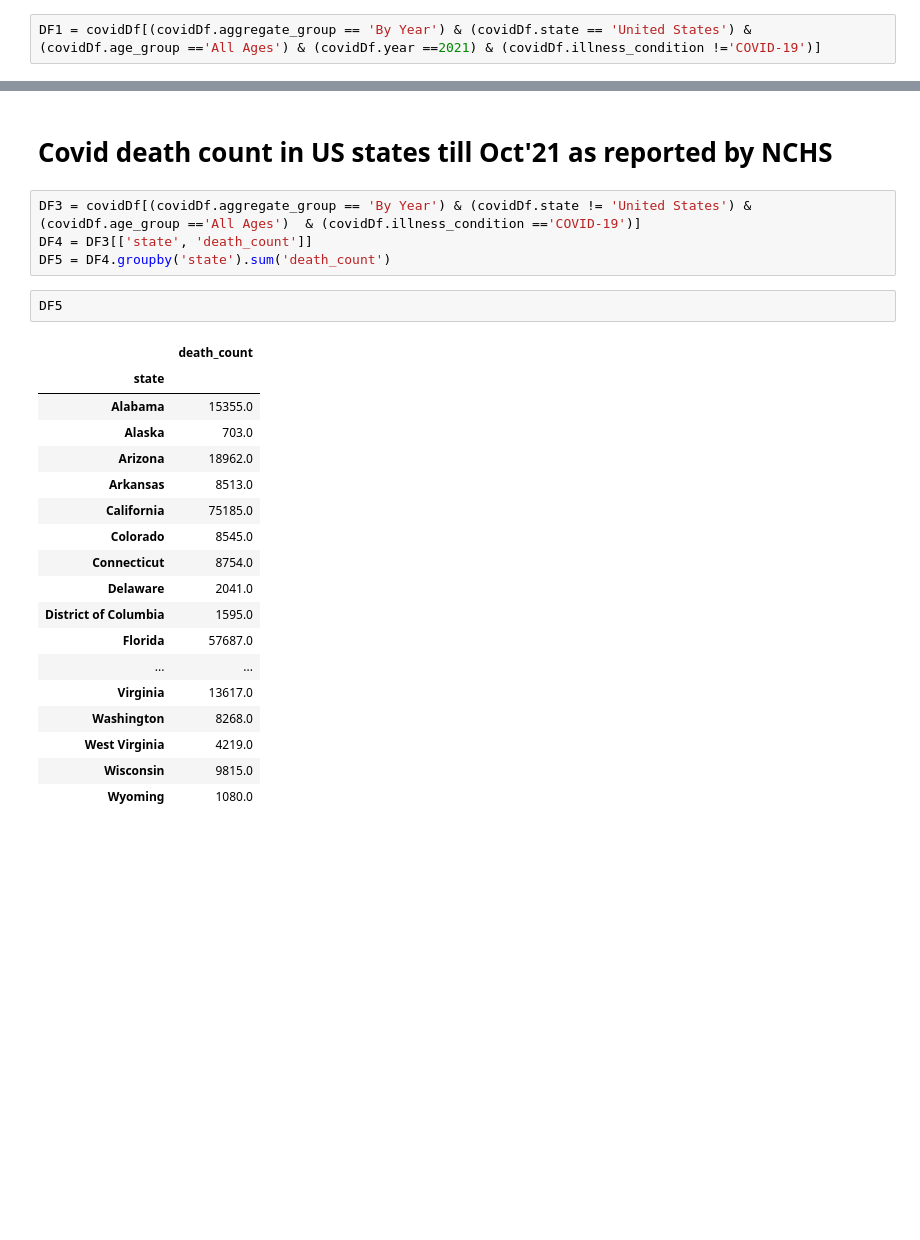
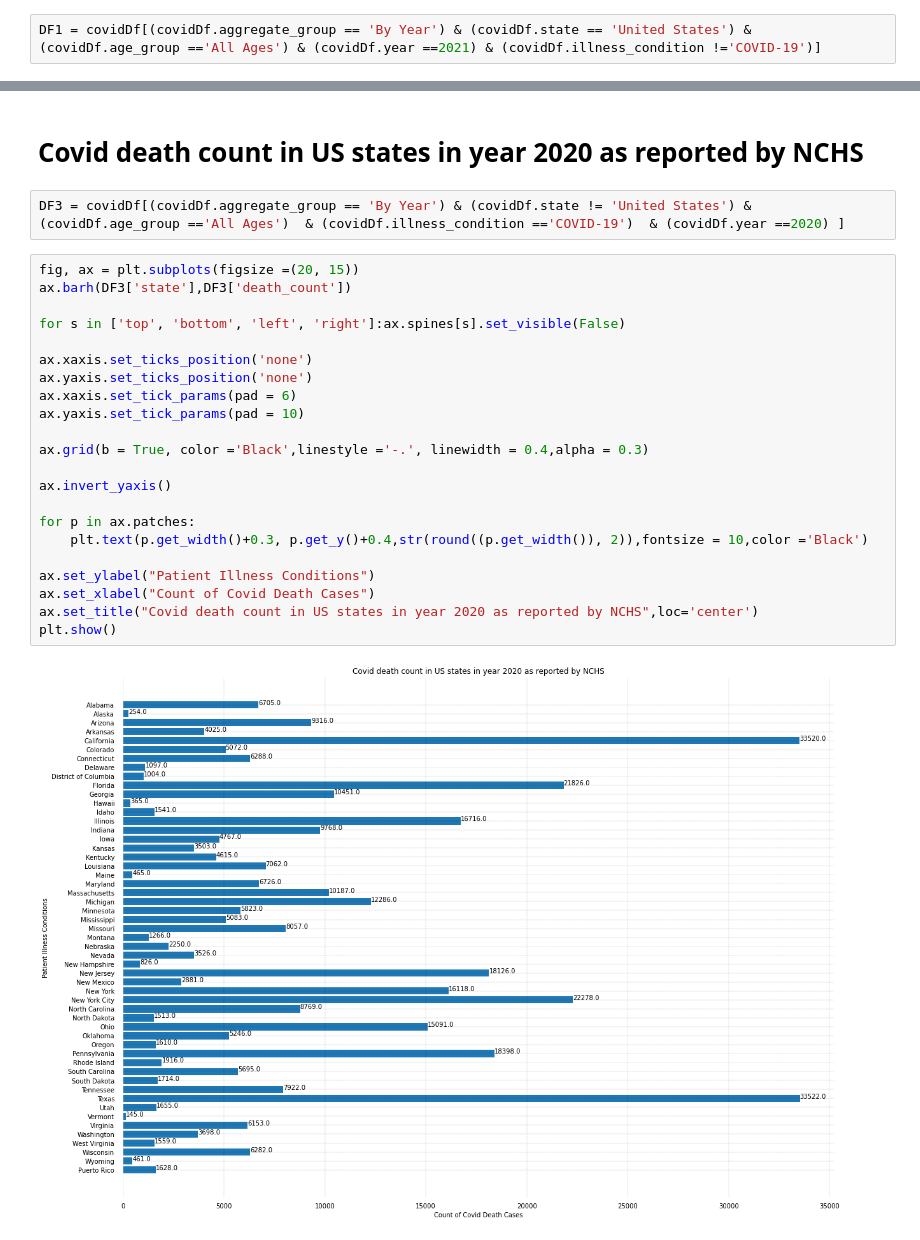
Before and after one commit to DAB103-2021/Group09, a Jupyter notebook: Project1_EDA_Group9.ipynb, the cells around one changed output, grey strips where cells are left out. Saved outputs shown, nothing was run; the diff lists cells and outputs as text; blank space fills up the shorter version.

Commit message:
Update Project1_EDA_Group9.ipynb
version5

```diff
--- a/Project1_EDA_Group9.ipynb
+++ b/Project1_EDA_Group9.ipynb
@@ -89,27 +89,28 @@ plt.show()
 # %% [markdown]
-# Covid death count in US states till Oct'21 as reported by NCHS
+# Covid death count in US states in year 2020 as reported by NCHS
 # %%
-DF3 = covidDf[(covidDf.aggregate_group == 'By Year') & (covidDf.state != 'United States') & (covidDf.age_group =='All Ages')  & (covidDf.illness_condition =='COVID-19')]
-DF4 = DF3[['state', 'death_count']]
-DF5 = DF4.groupby('state').sum('death_count')
+DF3 = covidDf[(covidDf.aggregate_group == 'By Year') & (covidDf.state != 'United States') & (covidDf.age_group =='All Ages')  & (covidDf.illness_condition =='COVID-19')  & (covidDf.year ==2020) ]
-# %%
-DF5
-# %% [output]
-|  | death_count |
-| state |  |
-| Alabama | 15355.0 |
-| Alaska | 703.0 |
-| Arizona | 18962.0 |
-| Arkansas | 8513.0 |
-| California | 75185.0 |
-| Colorado | 8545.0 |
-| Connecticut | 8754.0 |
-| Delaware | 2041.0 |
-| District of Columbia | 1595.0 |
-| Florida | 57687.0 |
-| ... | ... |
-| Virginia | 13617.0 |
-| Washington | 8268.0 |
-| West Virginia | 4219.0 |
-| Wisconsin | 9815.0 |
-| Wyoming | 1080.0 |
+# %%
+fig, ax = plt.subplots(figsize =(20, 15))
+ax.barh(DF3['state'],DF3['death_count'])
+
+for s in ['top', 'bottom', 'left', 'right']:ax.spines[s].set_visible(False)
+
+ax.xaxis.set_ticks_position('none')
+ax.yaxis.set_ticks_position('none')
+ax.xaxis.set_tick_params(pad = 6)
+ax.yaxis.set_tick_params(pad = 10)
+
+ax.grid(b = True, color ='Black',linestyle ='-.', linewidth = 0.4,alpha = 0.3)
+
+ax.invert_yaxis()
+
+for p in ax.patches:
+	plt.text(p.get_width()+0.3, p.get_y()+0.4,str(round((p.get_width()), 2)),fontsize = 10,color ='Black')
+
+ax.set_ylabel("Patient Illness Conditions")
+ax.set_xlabel("Count of Covid Death Cases")
+ax.set_title("Covid death count in US states in year 2020 as reported by NCHS",loc='center')
+plt.show()
+# %% [output]
+[figure, added]
```
Also changed, not shown: parts of 4 cells of this notebook.
